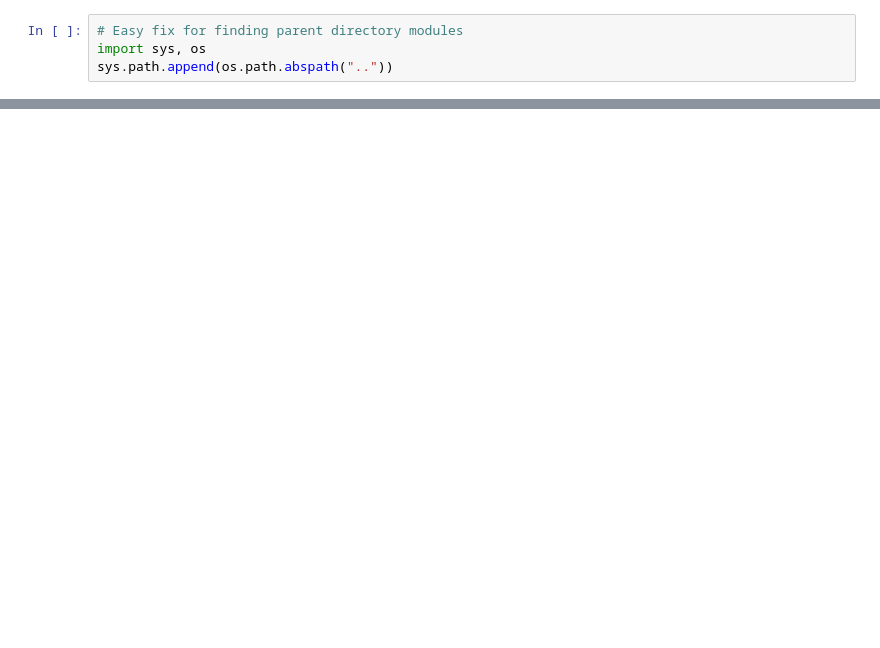
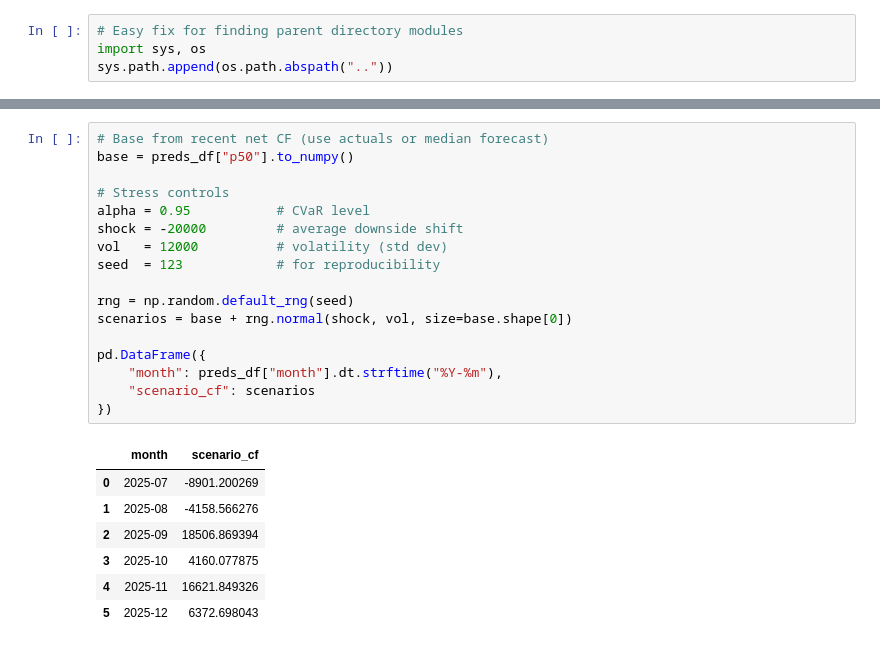
Before and after one commit to Alejandro-HerraizSen/value-ops-lab, a Jupyter notebook: notebooks/02_forecast_cashflow_cvar.ipynb, the cells around one changed output, grey strips where cells are left out. Saved outputs shown, nothing was run; the diff lists cells and outputs as text; blank space fills up the shorter version.

```diff
--- a/notebooks/02_forecast_cashflow_cvar.ipynb
+++ b/notebooks/02_forecast_cashflow_cvar.ipynb
@@ -57,0 +84,25 @@ ValueError: operands could not be broadcast together with shapes (7,) (12,)
+# %%
+# Base from recent net CF (use actuals or median forecast)
+base = preds_df["p50"].to_numpy()
+
+# Stress controls
+alpha = 0.95           # CVaR level
+shock = -20000         # average downside shift
+vol   = 12000          # volatility (std dev)
+seed  = 123            # for reproducibility
+
+rng = np.random.default_rng(seed)
+scenarios = base + rng.normal(shock, vol, size=base.shape[0])
+
+pd.DataFrame({
+    "month": preds_df["month"].dt.strftime("%Y-%m"),
+    "scenario_cf": scenarios
+})
+# %% [output]
+|  | month | scenario_cf |
+| 0 | 2025-07 | -8901.200269 |
+| 1 | 2025-08 | -4158.566276 |
+| 2 | 2025-09 | 18506.869394 |
+| 3 | 2025-10 | 4160.077875 |
+| 4 | 2025-11 | 16621.849326 |
+| 5 | 2025-12 | 6372.698043 |
```
Also changed, not shown: parts of 12 cells of this notebook, 2 other files.
